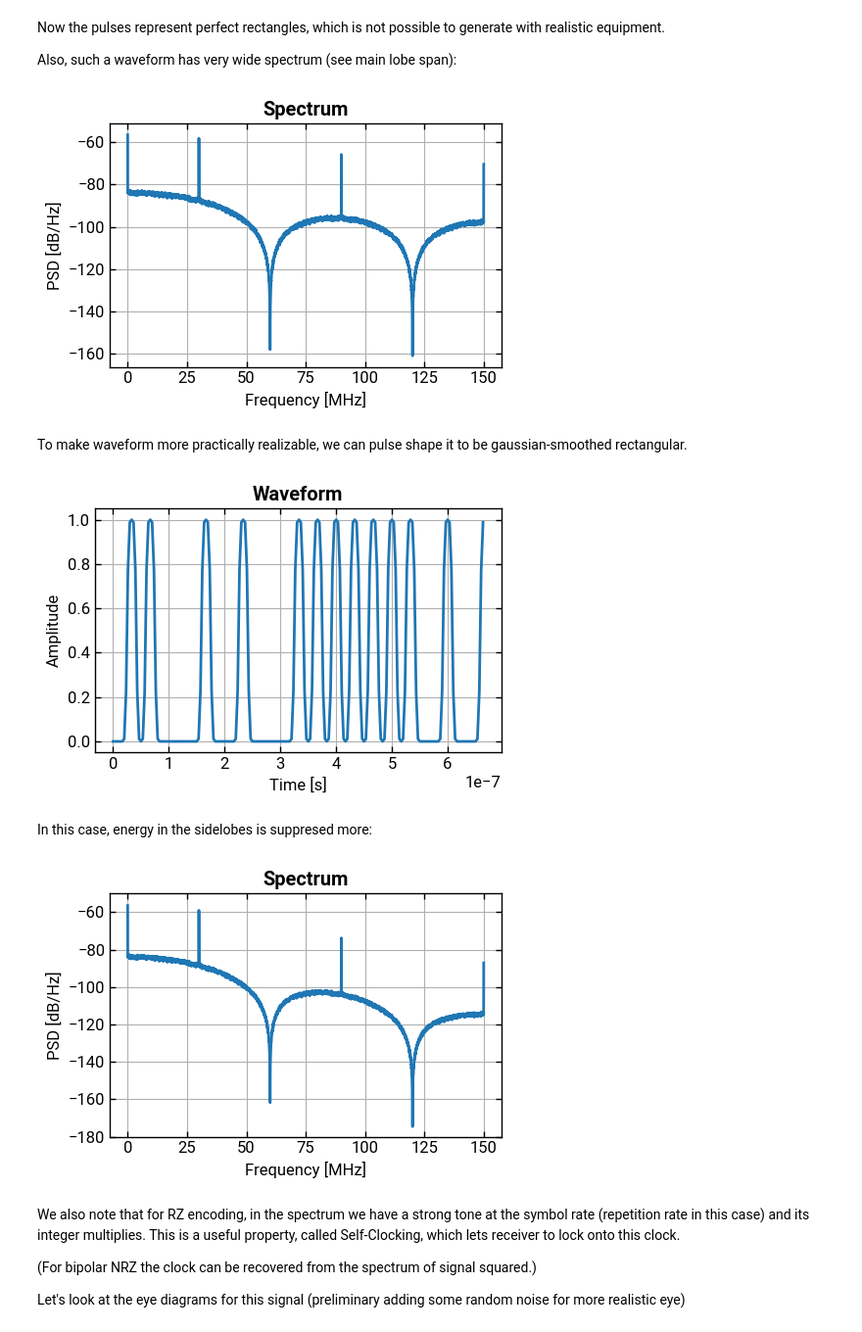
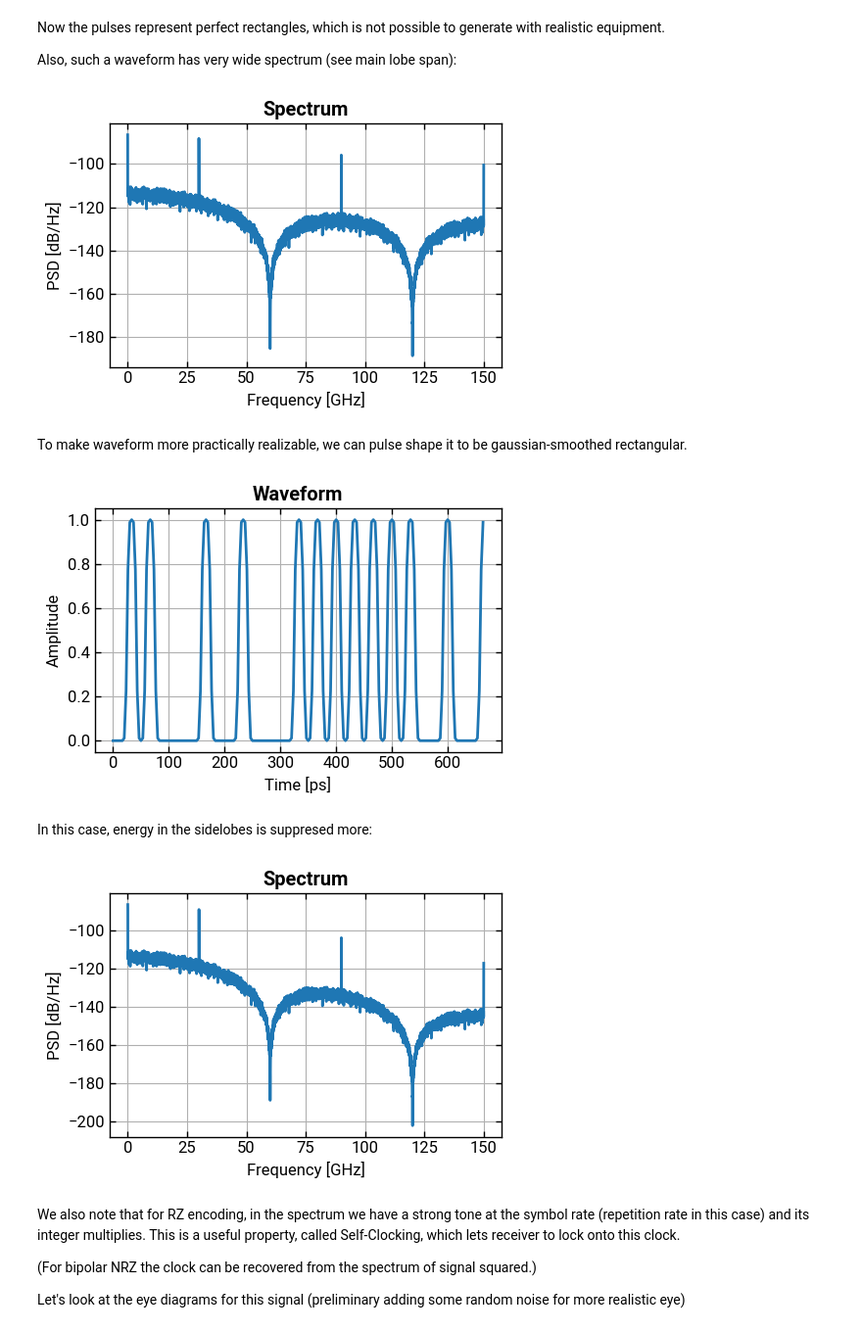
Before and after one commit to lokgar/commstools, a Jupyter notebook: examples/01-pam-waveforms.ipynb, the cells around one changed output. Shown at 98% size. Drawn from its saved outputs; the diff is of its cells as text; code cells hidden in the pictures.

```diff
--- a/examples/01-pam-waveforms.ipynb
+++ b/examples/01-pam-waveforms.ipynb
@@ -26,19 +26,21 @@ ideal_constellation(modulation="ask", order=2, show=True)
 
 Let's generate a waveform for so-called Return-to-Zero (RZ) encoding:
 # %%
-symbol_rate = 30e6
-sampling_rate = 300e6
+symbol_rate = 30e9
+sampling_rate = 300e9
 sps = int(sampling_rate / symbol_rate)
 
-ook_rz_rect = rzpam_waveform(
+ook_rz_rect = rzpam(
     order=2,
     bipolar=False,
-    num_symbols=100_000,
+    num_symbols=10_000,
     sps=sps,
     symbol_rate=symbol_rate,
     pulse_shape="rect",
     seed=42,
 )
 
+ook_rz_rect.print_summary()
+
 ook_rz_rect.plot_symbols(num_symbols=20, show=True)
 # %% [output]
@@ -50,14 +66,14 @@ Also, such a waveform has very wide spectrum (see main lobe span):
 # %%
 ook_rz_rect.plot_psd(show=True, nperseg=2**14)
 # %% [output]
-[figure, old version]
+[figure, new version]
 # %% [markdown]
 To make waveform more practically realizable, we can pulse shape it to be gaussian-smoothed rectangular.
 # %%
-ook_rz_smoothrect = rzpam_waveform(
+ook_rz_smoothrect = rzpam(
     order=2,
     bipolar=False,
-    num_symbols=100_000,
+    num_symbols=10_000,
     sps=sps,
     symbol_rate=symbol_rate,
     pulse_shape="smoothrect",
@@ -65,13 +81,13 @@ ook_rz_smoothrect = rzpam_waveform(
 )
 ook_rz_smoothrect.plot_symbols(num_symbols=20, show=True)
 # %% [output]
-[figure, old version]
+[figure, new version]
 # %% [markdown]
 In this case, energy in the sidelobes is suppresed more:
 # %%
-ook_rz_smoothrect.plot_psd(show=True, nperseg=2**14, ylim=(-180, -50))
+ook_rz_smoothrect.plot_psd(show=True, nperseg=2**14)
 # %% [output]
-[figure, old version]
+[figure, new version]
 # %% [markdown]
 We also note that for RZ encoding, in the spectrum we have a strong tone at the symbol rate (repetition rate in this case) and its integer multiplies.
 This is a useful property, called Self-Clocking, which lets receiver to lock onto this clock.
```
Also changed, not shown: parts of 15 cells of this notebook, 10 other files.
